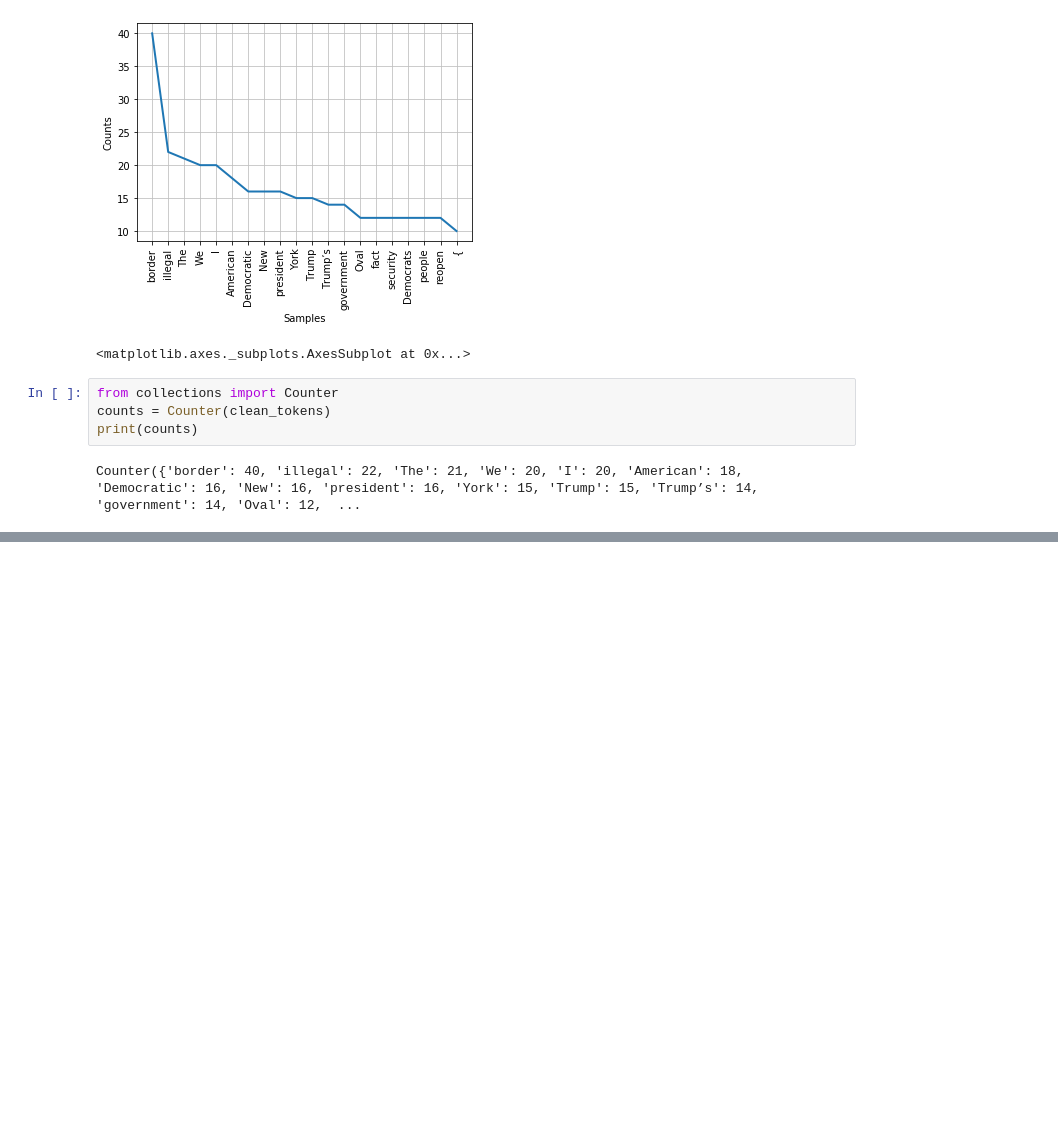
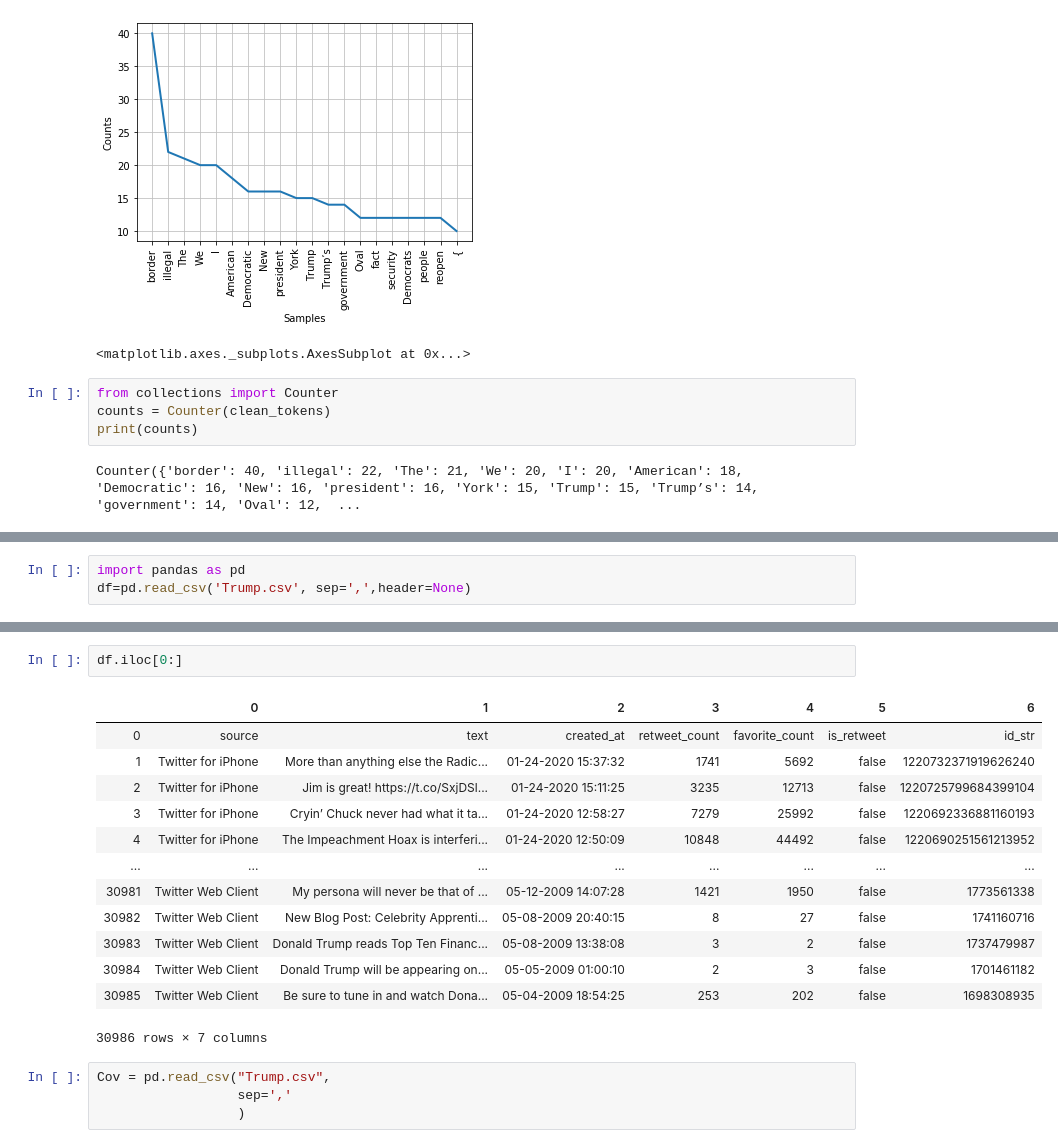
Before and after one commit to liben37UC/The_Mandalorians, a Jupyter notebook: Natural_Language_Processing.ipynb, the cells around one changed output, grey strips where cells are left out. Saved outputs shown, nothing was run; the diff lists cells and outputs as text; blank space fills up the shorter version.

```diff
--- a/Natural_Language_Processing.ipynb
+++ b/Natural_Language_Processing.ipynb
@@ -44,0 +53,3 @@ Counter({'border': 40, 'illegal': 22, 'The': 21, 'We': 20, 'I': 20, 'American':
+# %%
+import pandas as pd
+df=pd.read_csv('Trump.csv', sep=',',header=None)
@@ -44,0 +65,20 @@ Counter({'border': 40, 'illegal': 22, 'The': 21, 'We': 20, 'I': 20, 'American':
+# %%
+df.iloc[0:]
+# %% [output]
+|  | 0 | 1 | 2 | 3 | 4 | 5 | 6 |
+| 0 | source | text | created_at | retweet_count | favorite_count | is_retweet | id_str |
+| 1 | Twitter for iPhone | More than anything else the Radic... | 01-24-2020 15:37:32 | 1741 | 5692 | false | 1220732371919626240 |
+| 2 | Twitter for iPhone | Jim is great! https://t.co/SxjDSl... | 01-24-2020 15:11:25 | 3235 | 12713 | false | 1220725799684399104 |
+| 3 | Twitter for iPhone | Cryin’ Chuck never had what it ta... | 01-24-2020 12:58:27 | 7279 | 25992 | false | 1220692336881160193 |
+| 4 | Twitter for iPhone | The Impeachment Hoax is interferi... | 01-24-2020 12:50:09 | 10848 | 44492 | false | 1220690251561213952 |
+| ... | ... | ... | ... | ... | ... | ... | ... |
+| 30981 | Twitter Web Client | My persona will never be that of ... | 05-12-2009 14:07:28 | 1421 | 1950 | false | 1773561338 |
+| 30982 | Twitter Web Client | New Blog Post: Celebrity Apprenti... | 05-08-2009 20:40:15 | 8 | 27 | false | 1741160716 |
+| 30983 | Twitter Web Client | Donald Trump reads Top Ten Financ... | 05-08-2009 13:38:08 | 3 | 2 | false | 1737479987 |
+| 30984 | Twitter Web Client | Donald Trump will be appearing on... | 05-05-2009 01:00:10 | 2 | 3 | false | 1701461182 |
+| 30985 | Twitter Web Client | Be sure to tune in and watch Dona... | 05-04-2009 18:54:25 | 253 | 202 | false | 1698308935 |
+30986 rows × 7 columns
+# %%
+Cov = pd.read_csv("Trump.csv",
+                  sep=','
+                  )
```
Also changed, not shown: parts of 7 cells of this notebook.
